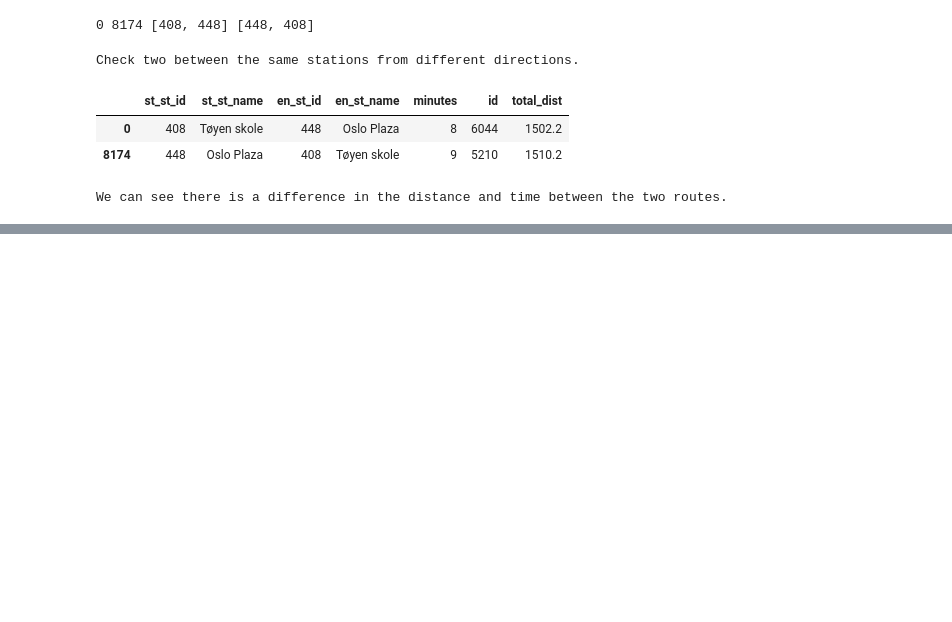
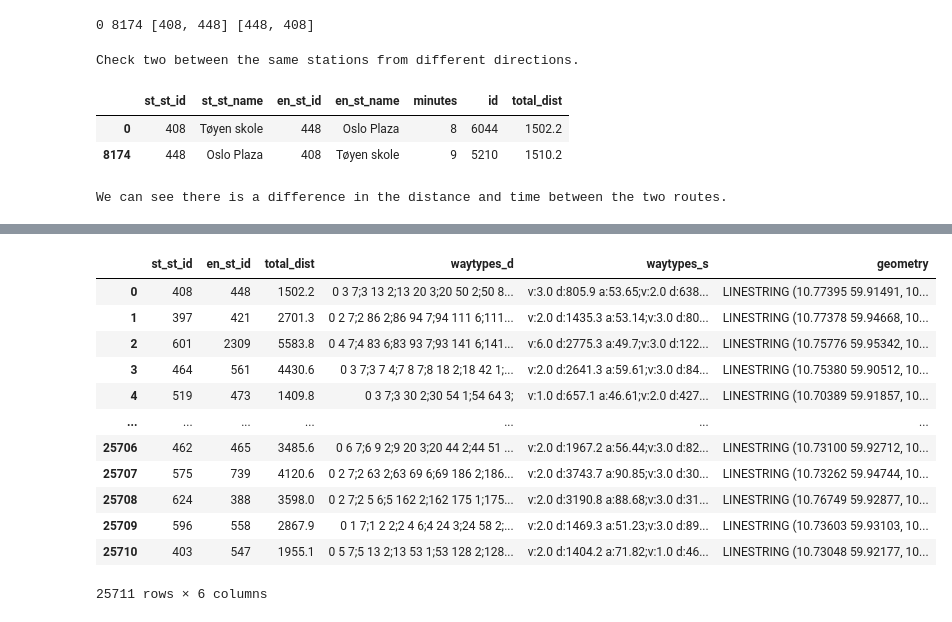
Before and after one commit to ThomasClaudinger/KDS_GeospatialDataScience_project, a Jupyter notebook: scripts/unique_routes.ipynb, the cells around one changed output, grey strips where cells are left out. Cells and saved outputs as stored; diff of their text form; code cells hidden in the pictures; blank space fills up the shorter version.

```diff
--- a/scripts/unique_routes.ipynb
+++ b/scripts/unique_routes.ipynb
@@ -82,0 +138,27 @@ Routes when the order of start and stop is NOT important: 11493
+# %%
+routes_gdf = gdf[['st_st_id', 'en_st_id', 'total_dist', 'waytypes_d', 'waytypes_s', 'geometry']].copy()
+
+# As we used the API at different times to get route data, it probably suggested different routes.
+# Therefore we have more than one route between two stations.
+# Our assumption is that people took the same route between two stations, therefore we will drop duplicates.
+routes_gdf.drop_duplicates(subset = ['st_st_id', 'en_st_id'], keep = 'first', inplace = True)
+
+# Reset the index.
+routes_gdf.reset_index(drop=True, inplace=True)
+
+# Let see the result.
+routes_gdf
+# %% [output]
+|  | st_st_id | en_st_id | total_dist | waytypes_d | waytypes_s | geometry |
+| 0 | 408 | 448 | 1502.2 | 0 3 7;3 13 2;13 20 3;20 50 2;50 8... | v:3.0 d:805.9 a:53.65;v:2.0 d:638... | LINESTRING (10.77395 59.91491, 10... |
+| 1 | 397 | 421 | 2701.3 | 0 2 7;2 86 2;86 94 7;94 111 6;111... | v:2.0 d:1435.3 a:53.14;v:3.0 d:80... | LINESTRING (10.77378 59.94668, 10... |
+| 2 | 601 | 2309 | 5583.8 | 0 4 7;4 83 6;83 93 7;93 141 6;141... | v:6.0 d:2775.3 a:49.7;v:3.0 d:122... | LINESTRING (10.75776 59.95342, 10... |
+| 3 | 464 | 561 | 4430.6 | 0 3 7;3 7 4;7 8 7;8 18 2;18 42 1;... | v:2.0 d:2641.3 a:59.61;v:3.0 d:84... | LINESTRING (10.75380 59.90512, 10... |
+| 4 | 519 | 473 | 1409.8 | 0 3 7;3 30 2;30 54 1;54 64 3; | v:1.0 d:657.1 a:46.61;v:2.0 d:427... | LINESTRING (10.70389 59.91857, 10... |
+| ... | ... | ... | ... | ... | ... | ... |
+| 25706 | 462 | 465 | 3485.6 | 0 6 7;6 9 2;9 20 3;20 44 2;44 51 ... | v:2.0 d:1967.2 a:56.44;v:3.0 d:82... | LINESTRING (10.73100 59.92712, 10... |
+| 25707 | 575 | 739 | 4120.6 | 0 2 7;2 63 2;63 69 6;69 186 2;186... | v:2.0 d:3743.7 a:90.85;v:3.0 d:30... | LINESTRING (10.73262 59.94744, 10... |
+| 25708 | 624 | 388 | 3598.0 | 0 2 7;2 5 6;5 162 2;162 175 1;175... | v:2.0 d:3190.8 a:88.68;v:3.0 d:31... | LINESTRING (10.76749 59.92877, 10... |
+| 25709 | 596 | 558 | 2867.9 | 0 1 7;1 2 2;2 4 6;4 24 3;24 58 2;... | v:2.0 d:1469.3 a:51.23;v:3.0 d:89... | LINESTRING (10.73603 59.93103, 10... |
+| 25710 | 403 | 547 | 1955.1 | 0 5 7;5 13 2;13 53 1;53 128 2;128... | v:2.0 d:1404.2 a:71.82;v:1.0 d:46... | LINESTRING (10.73048 59.92177, 10... |
+25711 rows × 6 columns
```
Also changed, not shown: parts of 24 cells of this notebook.
